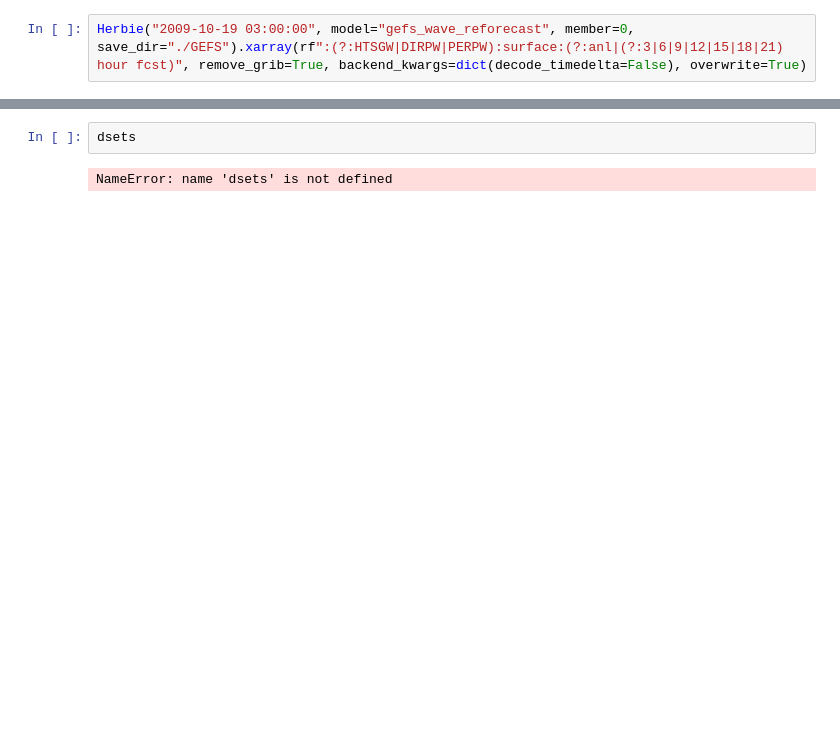
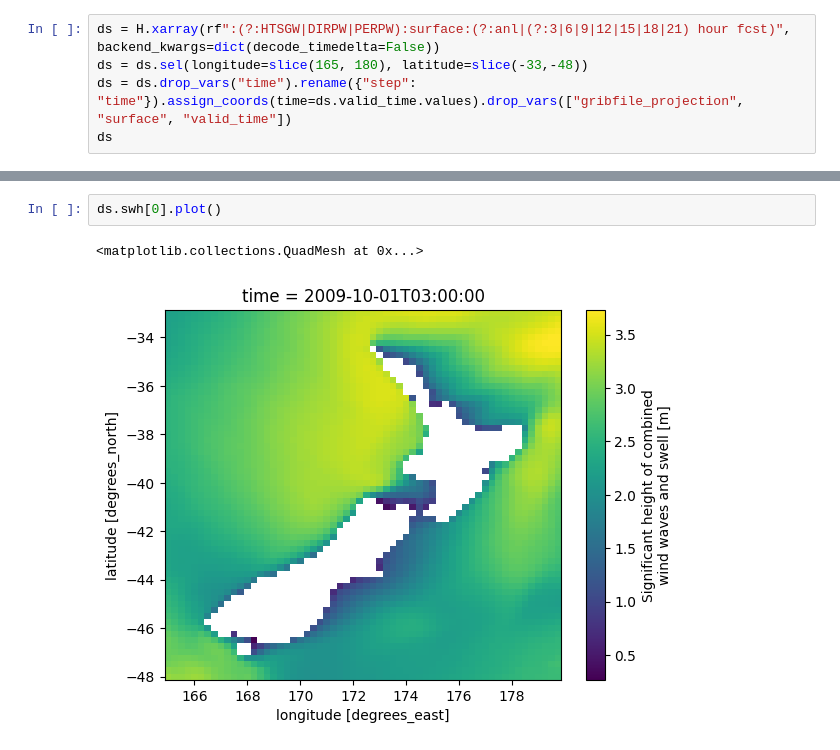
Before and after one commit to UoA-eResearch/physicsnemo, a Jupyter notebook: fetch_GEFS_wave.ipynb, the cells around one changed output, grey strips where cells are left out. Cells and saved outputs as stored; diff of their text form; blank space fills up the shorter version.

```diff
--- a/fetch_GEFS_wave.ipynb
+++ b/fetch_GEFS_wave.ipynb
@@ -74,3 +47,6 @@ H.inventory("HTSGW").head(10)
 # %%
-Herbie("2009-10-19 03:00:00", model="gefs_wave_reforecast", member=0, save_dir="./GEFS").xarray(rf":(?:HTSGW|DIRPW|PERPW):surface:(?:anl|(?:3|6|9|12|15|18|21) hour fcst)", remove_grib=True, backend_kwargs=dict(decode_timedelta=False), overwrite=True)
+ds = H.xarray(rf":(?:HTSGW|DIRPW|PERPW):surface:(?:anl|(?:3|6|9|12|15|18|21) hour fcst)", backend_kwargs=dict(decode_timedelta=False))
+ds = ds.sel(longitude=slice(165, 180), latitude=slice(-33,-48))
+ds = ds.drop_vars("time").rename({"step": "time"}).assign_coords(time=ds.valid_time.values).drop_vars(["gribfile_projection", "surface", "valid_time"])
+ds
 # %% [output]
@@ -148,5 +70,6 @@ TypeError: can only concatenate xarray Dataset and DataArray objects, got <class
-# %%
-dsets
-# %% [output]
-NameError: name 'dsets' is not defined
+# %%
+ds.swh[0].plot()
+# %% [output]
+<matplotlib.collections.QuadMesh at 0x...>
+[figure, added]
 # %%
```
Also changed, not shown: parts of 8 cells of this notebook.
